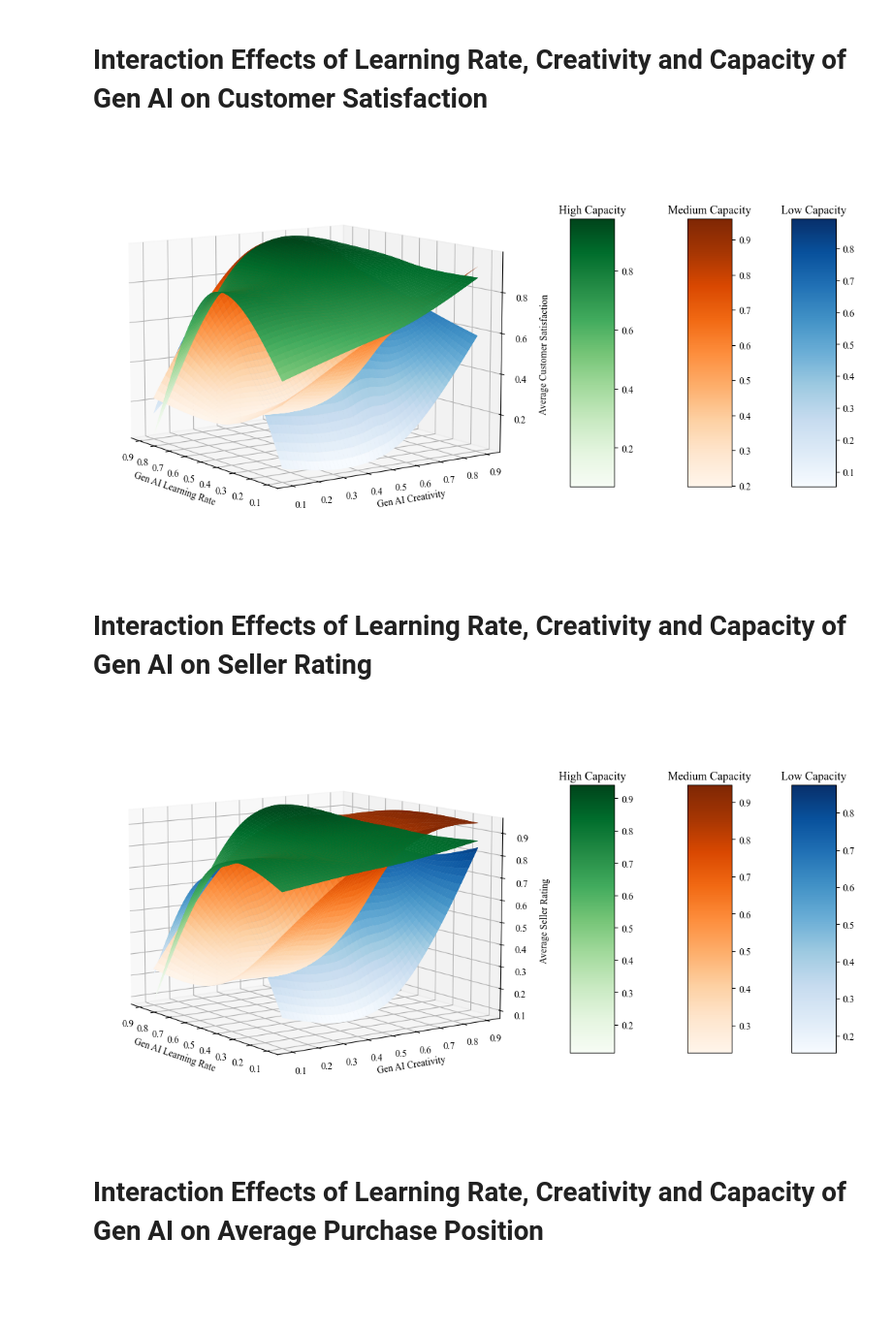
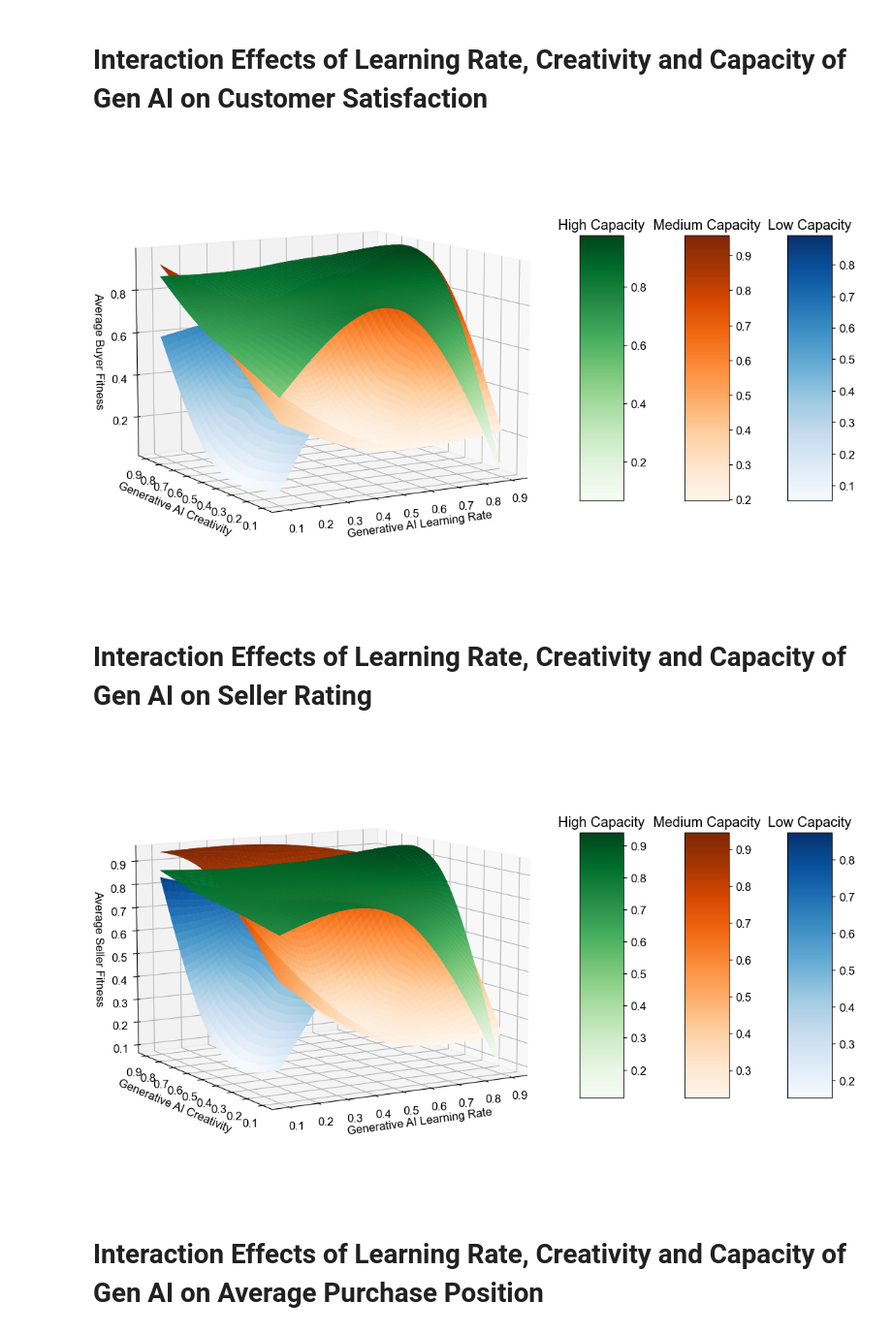
Before and after one commit to SecJiahui/GenAI_Customer, a Jupyter notebook: GenAI_Customer/combined_simulation_robustness_test_aic_comparison_(full set).ipynb, the cells around one changed output. Shown at 97% size. Cells and saved outputs as stored; diff of their text form; code cells hidden in the pictures; blank space fills up the shorter version.

```diff
--- a/GenAI_Customer/combined_simulation_robustness_test_aic_comparison_(full set).ipynb
+++ b/GenAI_Customer/combined_simulation_robustness_test_aic_comparison_(full set).ipynb
@@ -50,2 +39,0 @@ df2.head()
-# %%
-df = pd.concat([df, df2], ignore_index=True)
@@ -197,7 +178,7 @@ grouped_df.head(15)
 # rows_to_duplicate = grouped_df[grouped_df['percentage_willing_to_share_info'] == 0]
 rows_to_duplicate = df_select[df_select['percentage_willing_to_share_info'] == 0]
 
-duplicated_rows = pd.concat([rows_to_duplicate] * 100, ignore_index=True)
+duplicated_rows = pd.concat([rows_to_duplicate], ignore_index=True)
 
 df_extended = pd.concat([df_select, duplicated_rows], ignore_index=True)
 # %% [markdown]
@@ -268,8 +249,8 @@ data_normalized_df['Capacity High'] = (data_normalized_df['capacity_gen_ai'] > m
 # %%
 # rename columns
 data = data_normalized_df.rename(columns={
-    'Average Satisfaction': 'avg_satisfaction',
-    'Average Seller Rating': 'avg_rating',
+    'Average Satisfaction': 'avg_buyer_fitness',
+    'Average Seller Rating': 'avg_seller_fitness',
     'percentage_willing_to_share_info': 'implement_gen_ai',
     'num_customers': 'n_customer',
     'num_retailers': 'n_seller',
@@ -424,10 +444,10 @@ Notes:
 # %%
-# Create the independent variables matrix (X) and dependent variable (y)
-# X = data[['gen_ai_learning_rate', 'gen_ai_creativity','gen_ai_capacity', 'implement_gen_ai', 'n_customer', 'n_seller', 'n_product']]
-X = data[['learning_rate_gen_ai', 'creativity_gen_ai','capacity_gen_ai', 'n_customer', 'n_seller', 'n_product']]
+# Selecting the independent variables/features for the model
+# X = data[['learning_rate_gen_ai', 'creativity_gen_ai','capacity_gen_ai','n_customer', 'n_seller', 'n_product']]
+X = data[['learning_rate_gen_ai', 'creativity_gen_ai','capacity_gen_ai']]
 
 X = sm.add_constant(X)
-y = data['avg_rating']
+y = data['avg_seller_fitness']
 
 # Fit the linear regression model
 model = sm.OLS(y, X).fit()
@@ -585,8 +585,6 @@ import numpy as np
 from scipy.interpolate import griddata
 import matplotlib.lines as mlines
 
-mpl.rcParams['font.size'] = 10
-mpl.rcParams['font.family'] = 'Times New Roman'  # Ensuring font is Times New Roman
 
 fig = plt.figure(figsize=(12, 8))
 ax = fig.add_subplot(111, projection='3d')
@@ -601,46 +599,46 @@ for i, rate in enumerate(['Capacity Low', 'Capacity Medium', 'Capacity High']):
     # Extracting data for the axes
     x = subset['learning_rate_gen_ai']
     y = subset['creativity_gen_ai']
-    z = subset['avg_satisfaction']
+    z = subset['avg_buyer_fitness']
 
     # Creating a grid to interpolate
     xi = np.linspace(0.1, x.max(), 100)
     yi = np.linspace(0.1, y.max(), 100)
     xi, yi = np.meshgrid(xi, yi)
     zi = griddata((x, y), z, (xi, yi), method='cubic')
 
     # Plotting the surface for each subset
     surf = ax.plot_surface(xi, yi, zi, cmap=cmaps[i], edgecolor='none')
 
     # Plotting the surface for each subset
     surf = ax.plot_surface(xi, yi, zi, cmap=cmaps[i], edgecolor='none')
 
     # Adding a color bar for each surface and setting a title for it
-    cbar = fig.colorbar(surf, ax=ax, shrink=0.5, aspect=6, pad=0.05*i)
+    cbar = fig.colorbar(surf, ax=ax, shrink=0.5, aspect=6, pad=0.03*i)
     cbar.ax.set_title(rate.split()[1]+ " Capacity")  # Set title for each color bar
 
-ax.view_init(elev=10, azim=-35)
+ax.view_init(elev=10, azim=-120)
 
 
 # Setting labels for each axis
-ax.set_xlabel('Gen AI Learning Rate')
-ax.set_ylabel('Gen AI Creativity')
-ax.set_zlabel('Average Customer Satisfaction')
+ax.set_xlabel('Generative AI Learning Rate')
+ax.set_ylabel('Generative AI Creativity')
+ax.set_zlabel('Average Buyer Fitness')
 
 # Inverting X axes
-ax.set_xlim(ax.get_xlim()[::-1])
-#ax.set_ylim(ax.get_ylim()[::-1])
+# ax.set_xlim(ax.get_xlim()[::-1])
+# ax.set_ylim(ax.get_ylim()[::-1])
 plt.tight_layout()
 
-plot_title = "Interaction Effects of Learning Rate, Creativity and Capacity of Gen AI on Average Buyer Satisfaction.png"
+plot_title = "Interaction Effects of Learning Rate, Creativity and Capacity of Generative AI on Average Buyer Fitness.png"
 
 # Constructing the full path
 plot_filename = os.path.join(plot_dir, plot_title)
 
 # Now you can save the plot to the constructed path
-plt.savefig(plot_filename, bbox_inches='tight')
+plt.savefig(plot_filename, bbox_inches='tight', dpi=300)
 # %% [output]
-[figure, old version]
+[figure, new version]
 # %% [markdown]
 # Interaction Effects of Learning Rate, Creativity and Capacity of Gen AI on Seller Rating
 # %%
@@ -649,8 +647,7 @@ import numpy as np
 from scipy.interpolate import griddata
 import matplotlib.lines as mlines
 
-mpl.rcParams['font.size'] = 10
-mpl.rcParams['font.family'] = 'Times New Roman'  # Ensuring font is Times New Roman
+
 
 fig = plt.figure(figsize=(12, 8))
 ax = fig.add_subplot(111, projection='3d')
@@ -665,7 +662,7 @@ for i, rate in enumerate(['Capacity Low', 'Capacity Medium', 'Capacity High']):
     # Extracting data for the axes
     x = subset['learning_rate_gen_ai']
     y = subset['creativity_gen_ai']
-    z = subset['avg_rating']
+    z = subset['avg_seller_fitness']
 
     # Creating a grid to interpolate
     xi = np.linspace(0.1, x.max(), 100)
@@ -680,31 +677,31 @@ for i, rate in enumerate(['Capacity Low', 'Capacity Medium', 'Capacity High']):
     surf = ax.plot_surface(xi, yi, zi, cmap=cmaps[i], edgecolor='none')
 
     # Adding a color bar for each surface and setting a title for it
-    cbar = fig.colorbar(surf, ax=ax, shrink=0.5, aspect=6, pad=0.05*i)
+    cbar = fig.colorbar(surf, ax=ax, shrink=0.5, aspect=6, pad=0.03*i)
     cbar.ax.set_title(rate.split()[1]+ " Capacity")  # Set title for each color bar
 
-ax.view_init(elev=10, azim=-35)
+ax.view_init(elev=10, azim=-120)
 
 
 # Setting labels for each axis
-ax.set_xlabel('Gen AI Learning Rate')
-ax.set_ylabel('Gen AI Creativity')
-ax.set_zlabel('Average Seller Rating')
+ax.set_xlabel('Generative AI Learning Rate')
+ax.set_ylabel('Generative AI Creativity')
+ax.set_zlabel('Average Seller Fitness')
 
 # Inverting X axes
-ax.set_xlim(ax.get_xlim()[::-1])
-#ax.set_ylim(ax.get_ylim()[::-1])
+# ax.set_xlim(ax.get_xlim()[::-1])
+# ax.set_ylim(ax.get_ylim()[::-1])
 plt.tight_layout()
 
-plot_title = "Interaction Effects of Learning Rate, Creativity and Capacity of Gen AI on Average Seller Rating.png"
+plot_title = "Interaction Effects of Learning Rate, Creativity and Capacity of Generative AI on Average Seller Fitness.png"
 
 # Constructing the full path
 plot_filename = os.path.join(plot_dir, plot_title)
 
 # Now you can save the plot to the constructed path
-plt.savefig(plot_filename, bbox_inches='tight')
+plt.savefig(plot_filename, bbox_inches='tight', dpi=300)
 # %% [output]
-[figure, old version]
+[figure, new version]
 # %% [markdown]
 # Interaction Effects of Learning Rate, Creativity and Capacity of Gen AI on Average Purchase Position
 # %%
```
Also changed, not shown: parts of 39 cells of this notebook, 20 other files.
